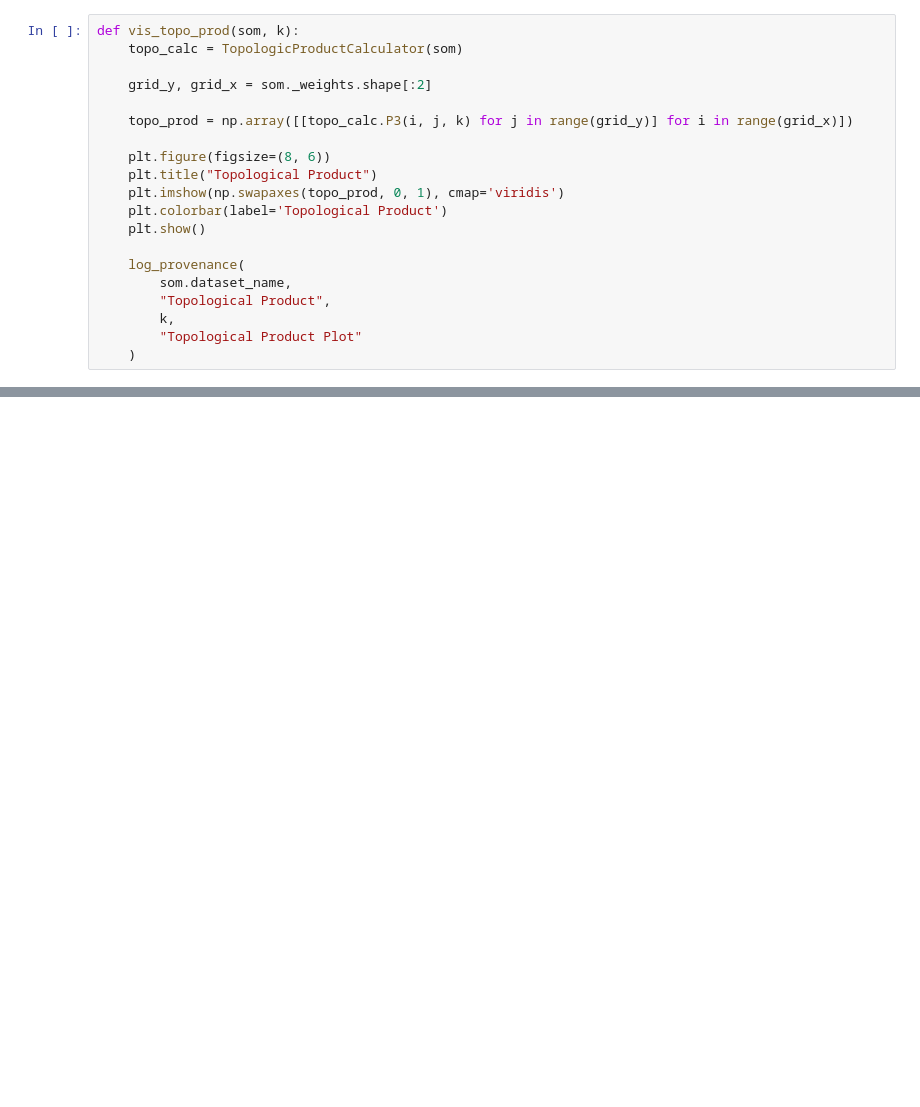
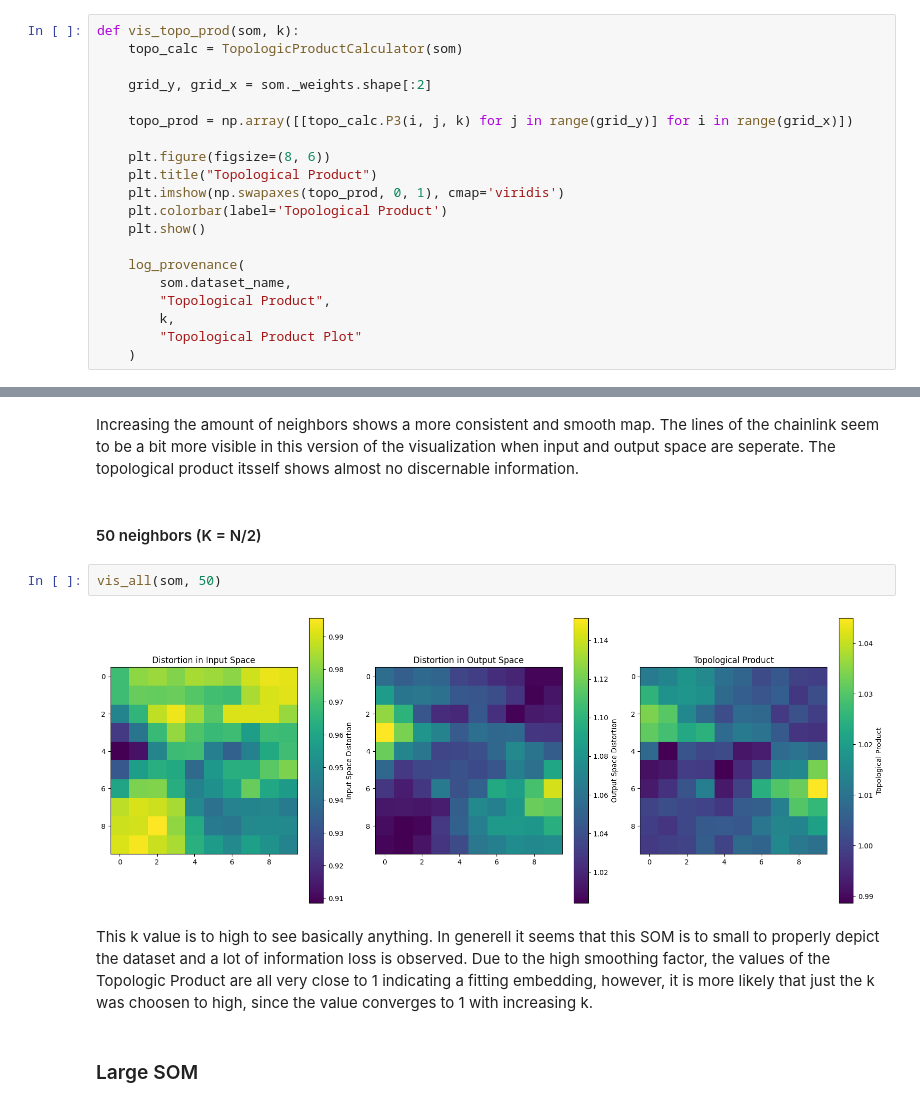
Before and after one commit to mwustinger/sos-ws2024, a Jupyter notebook: exercise3/PySOMVis/Test.ipynb, the cells around one changed output, grey strips where cells are left out. Saved outputs shown, nothing was run; the diff lists cells and outputs as text; blank space fills up the shorter version.

```diff
--- a/exercise3/PySOMVis/Test.ipynb
+++ b/exercise3/PySOMVis/Test.ipynb
@@ -345,0 +374,12 @@ vis_topo_prod(som, 2)
+# %% [markdown]
+Increasing the amount of neighbors shows a more consistent and smooth map. The lines of the chainlink seem to be a bit more visible in this version of the visualization when input and output space are seperate. The topological product itsself shows almost no discernable information.
+# %% [markdown]
+#### 50 neighbors (K = N/2)
+# %%
+vis_all(som, 50)
+# %% [output]
+[figure, added]
+# %% [markdown]
+This k value is to high to see basically anything. In generell it seems that this SOM is to small to properly depict the dataset and a lot of information loss is observed. Due to the high smoothing factor, the values of the Topologic Product are all very close to 1 indicating a fitting embedding, however, it is more likely that just the k was choosen to high, since the value converges to 1 with increasing k.
+# %% [markdown]
+### Large SOM
```
Also changed, not shown: parts of 56 cells of this notebook, 17 other files.
